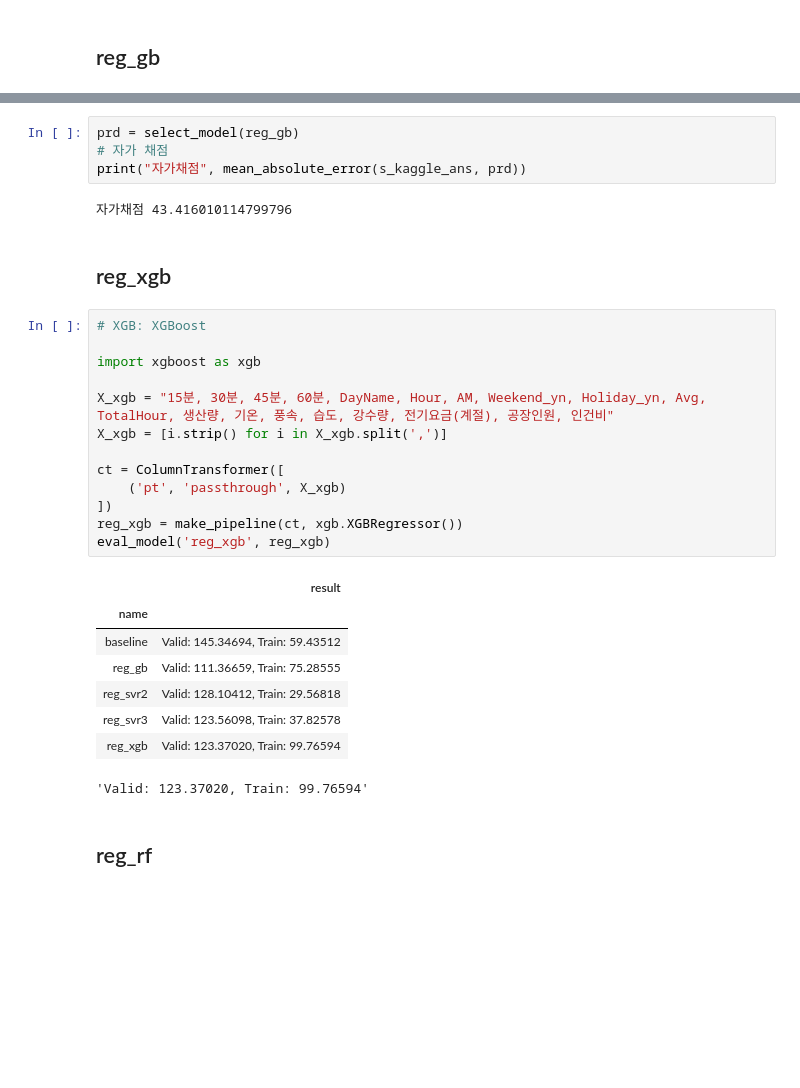
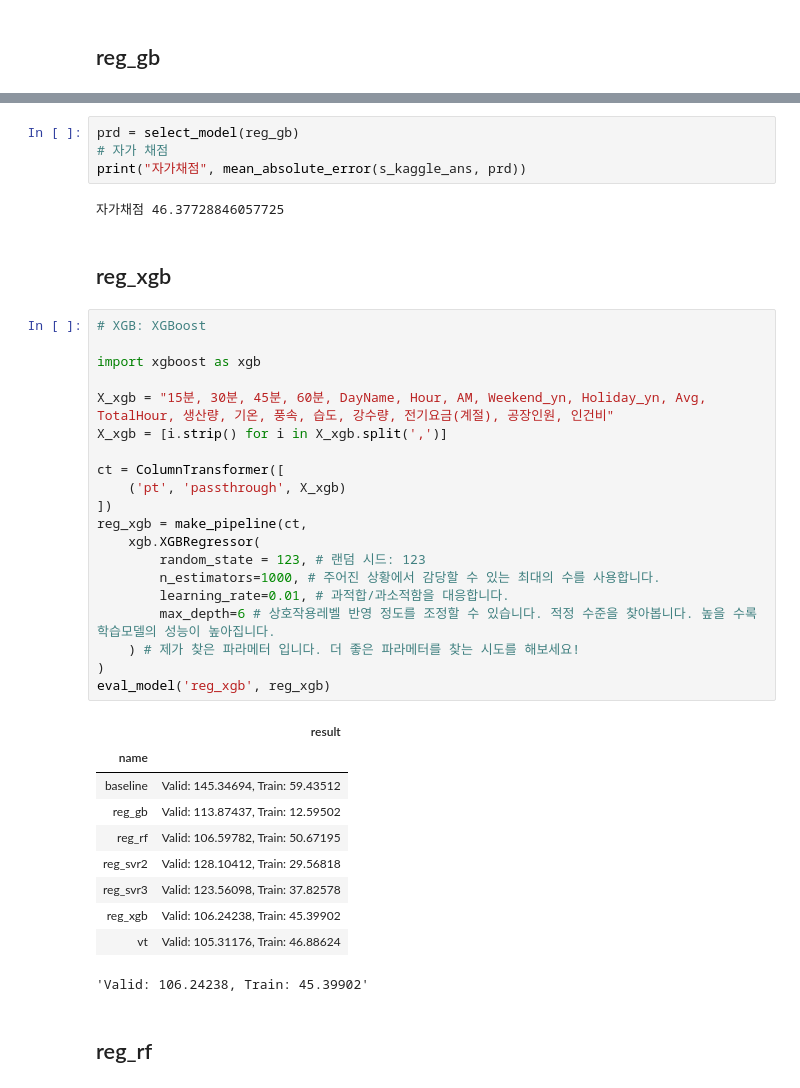
Before and after one commit to ok3/DS_lv3_2505_1, a Jupyter notebook: sec_ds_lv3_prob3_kaggle.ipynb, the cells around one changed output, grey strips where cells are left out. Saved outputs shown, nothing was run; the diff lists cells and outputs as text; blank space fills up the shorter version.

Commit message:
Day1 Kaggle 문제 최종 노트 올립니다.

```diff
--- a/sec_ds_lv3_prob3_kaggle.ipynb
+++ b/sec_ds_lv3_prob3_kaggle.ipynb
@@ -410,33 +435,42 @@ eval_model('reg_gb', reg_gb)
-# %%
-prd = select_model(reg_gb)
-# 자가 채점
-print("자가채점", mean_absolute_error(s_kaggle_ans, prd))
-# %% [output]
-자가채점 43.416010114799796
+# %%
+prd = select_model(reg_gb)
+# 자가 채점
+print("자가채점", mean_absolute_error(s_kaggle_ans, prd))
+# %% [output]
+자가채점 46.37728846057725
 # %% [markdown]
 ## reg_xgb
 # %%
 # XGB: XGBoost
 
 import xgboost as xgb
 
 X_xgb = "15분, 30분, 45분, 60분, DayName, Hour, AM, Weekend_yn, Holiday_yn, Avg, TotalHour, 생산량, 기온, 풍속, 습도, 강수량, 전기요금(계절), 공장인원, 인건비"
 X_xgb = [i.strip() for i in X_xgb.split(',')]
 
 ct = ColumnTransformer([
     ('pt', 'passthrough', X_xgb)
 ])
-reg_xgb = make_pipeline(ct, xgb.XGBRegressor())
+reg_xgb = make_pipeline(ct,
+    xgb.XGBRegressor(
+        random_state = 123, # 랜덤 시드: 123
+        n_estimators=1000, # 주어진 상황에서 감당할 수 있는 최대의 수를 사용합니다.
+        learning_rate=0.01, # 과적합/과소적함을 대응합니다.
+        max_depth=6 # 상호작용레벨 반영 정도를 조정할 수 있습니다. 적정 수준을 찾아봅니다. 높을 수록 학습모델의 성능이 높아집니다.
+    ) # 제가 찾은 파라메터 입니다. 더 좋은 파라메터를 찾는 시도를 해보세요!
+)
 eval_model('reg_xgb', reg_xgb)
 # %% [output]
 |  | result |
 | name |  |
 | baseline | Valid: 145.34694, Train: 59.43512 |
-| reg_gb | Valid: 111.36659, Train: 75.28555 |
+| reg_gb | Valid: 113.87437, Train: 12.59502 |
+| reg_rf | Valid: 106.59782, Train: 50.67195 |
 | reg_svr2 | Valid: 128.10412, Train: 29.56818 |
 | reg_svr3 | Valid: 123.56098, Train: 37.82578 |
-| reg_xgb | Valid: 123.37020, Train: 99.76594 |
+| reg_xgb | Valid: 106.24238, Train: 45.39902 |
+| vt | Valid: 105.31176, Train: 46.88624 |
-'Valid: 123.37020, Train: 99.76594'
+'Valid: 106.24238, Train: 45.39902'
 # %% [markdown]
 ## reg_rf
 # %%
```
Also changed, not shown: parts of 13 cells of this notebook.
